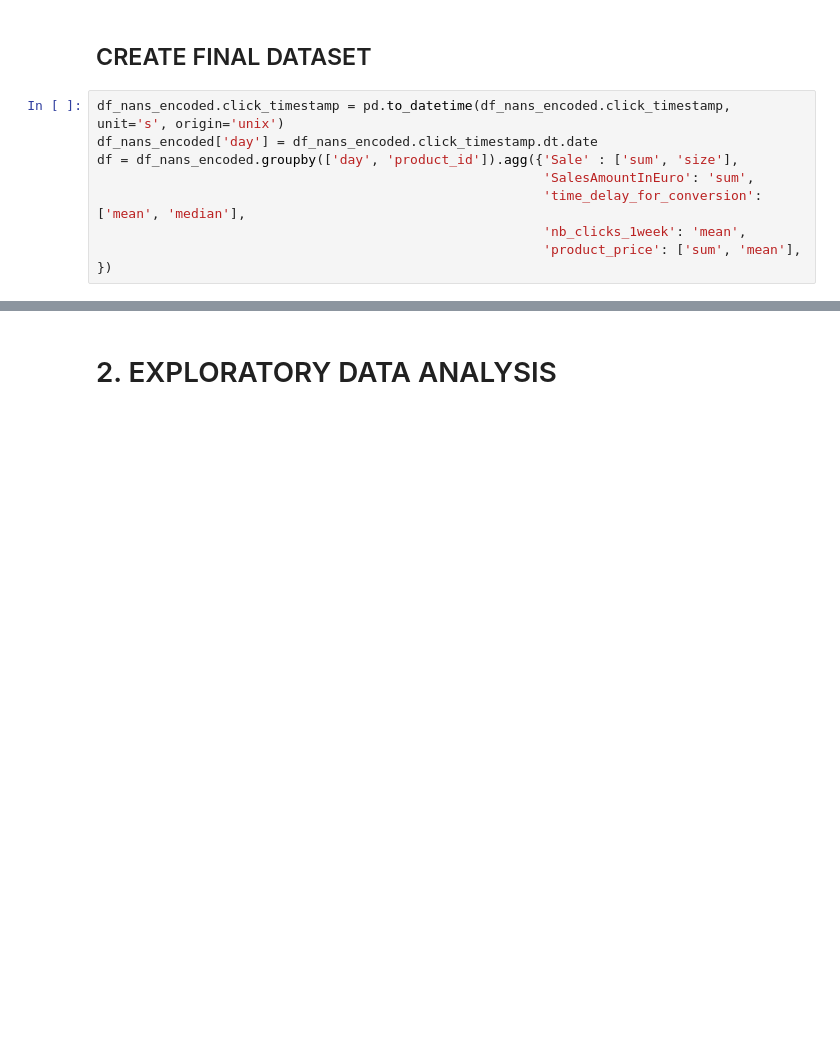
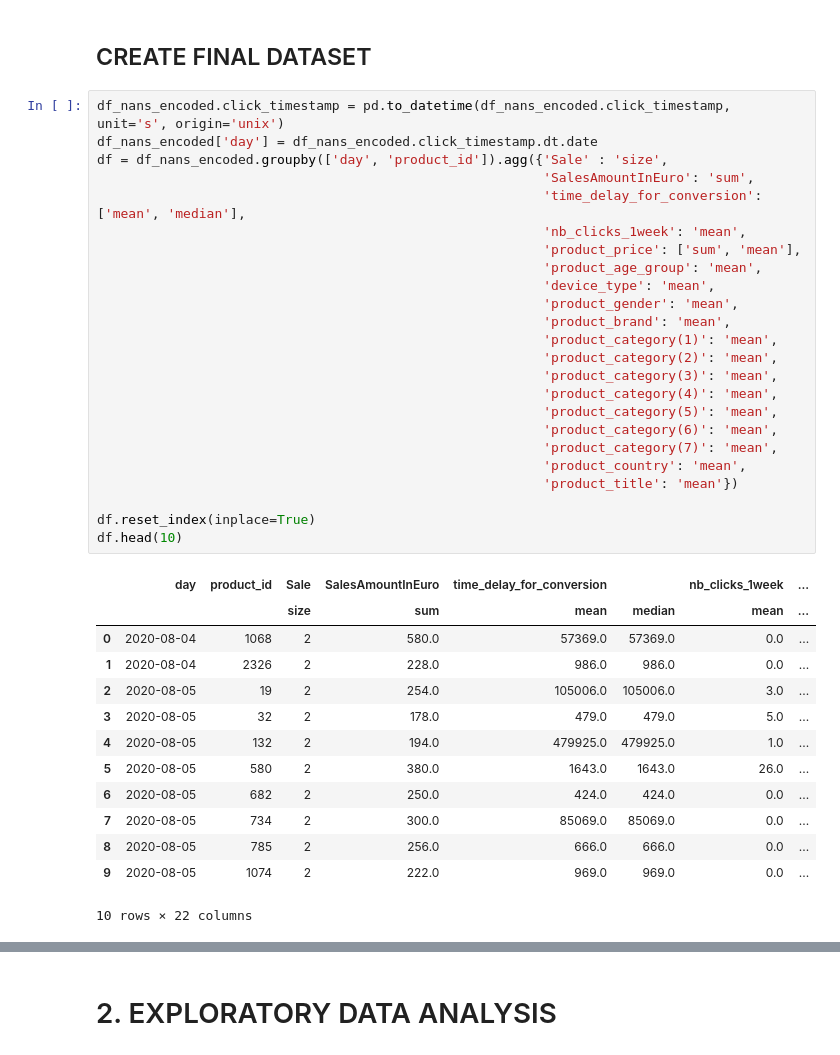
Before and after one commit to anras5/Criteo-Search-Data, a Jupyter notebook: Trial1.ipynb, the cells around one changed output, grey strips where cells are left out. Saved outputs shown, nothing was run; the diff lists cells and outputs as text; blank space fills up the shorter version.

```diff
--- a/Trial1.ipynb
+++ b/Trial1.ipynb
@@ -186,8 +196,38 @@ df_nans_encoded.head(10)
 # %%
 df_nans_encoded.click_timestamp = pd.to_datetime(df_nans_encoded.click_timestamp, unit='s', origin='unix')
 df_nans_encoded['day'] = df_nans_encoded.click_timestamp.dt.date
-df = df_nans_encoded.groupby(['day', 'product_id']).agg({'Sale' : ['sum', 'size'],
+df = df_nans_encoded.groupby(['day', 'product_id']).agg({'Sale' : 'size',
                                                          'SalesAmountInEuro': 'sum',
                                                          'time_delay_for_conversion': ['mean', 'median'],
                                                          'nb_clicks_1week': 'mean',
-                                                         'product_price': ['sum', 'mean'], })
+                                                         'product_price': ['sum', 'mean'],
+                                                         'product_age_group': 'mean',
+                                                         'device_type': 'mean',
+                                                         'product_gender': 'mean',
+                                                         'product_brand': 'mean',
+                                                         'product_category(1)': 'mean',
+                                                         'product_category(2)': 'mean',
+                                                         'product_category(3)': 'mean',
+                                                         'product_category(4)': 'mean',
+                                                         'product_category(5)': 'mean',
+                                                         'product_category(6)': 'mean',
+                                                         'product_category(7)': 'mean',
+                                                         'product_country': 'mean',
+                                                         'product_title': 'mean'})
+
+df.reset_index(inplace=True)
+df.head(10)
+# %% [output]
+|  | day | product_id | Sale | SalesAmountInEuro | time_delay_for_conversion |  | nb_clicks_1week | ... |
+|  |  |  | size | sum | mean | median | mean | ... |
+| 0 | 2020-08-04 | 1068 | 2 | 580.0 | 57369.0 | 57369.0 | 0.0 | ... |
+| 1 | 2020-08-04 | 2326 | 2 | 228.0 | 986.0 | 986.0 | 0.0 | ... |
+| 2 | 2020-08-05 | 19 | 2 | 254.0 | 105006.0 | 105006.0 | 3.0 | ... |
+| 3 | 2020-08-05 | 32 | 2 | 178.0 | 479.0 | 479.0 | 5.0 | ... |
+| 4 | 2020-08-05 | 132 | 2 | 194.0 | 479925.0 | 479925.0 | 1.0 | ... |
+| 5 | 2020-08-05 | 580 | 2 | 380.0 | 1643.0 | 1643.0 | 26.0 | ... |
+| 6 | 2020-08-05 | 682 | 2 | 250.0 | 424.0 | 424.0 | 0.0 | ... |
+| 7 | 2020-08-05 | 734 | 2 | 300.0 | 85069.0 | 85069.0 | 0.0 | ... |
+| 8 | 2020-08-05 | 785 | 2 | 256.0 | 666.0 | 666.0 | 0.0 | ... |
+| 9 | 2020-08-05 | 1074 | 2 | 222.0 | 969.0 | 969.0 | 0.0 | ... |
+10 rows × 22 columns
```
Also changed, not shown: parts of 18 cells of this notebook.
